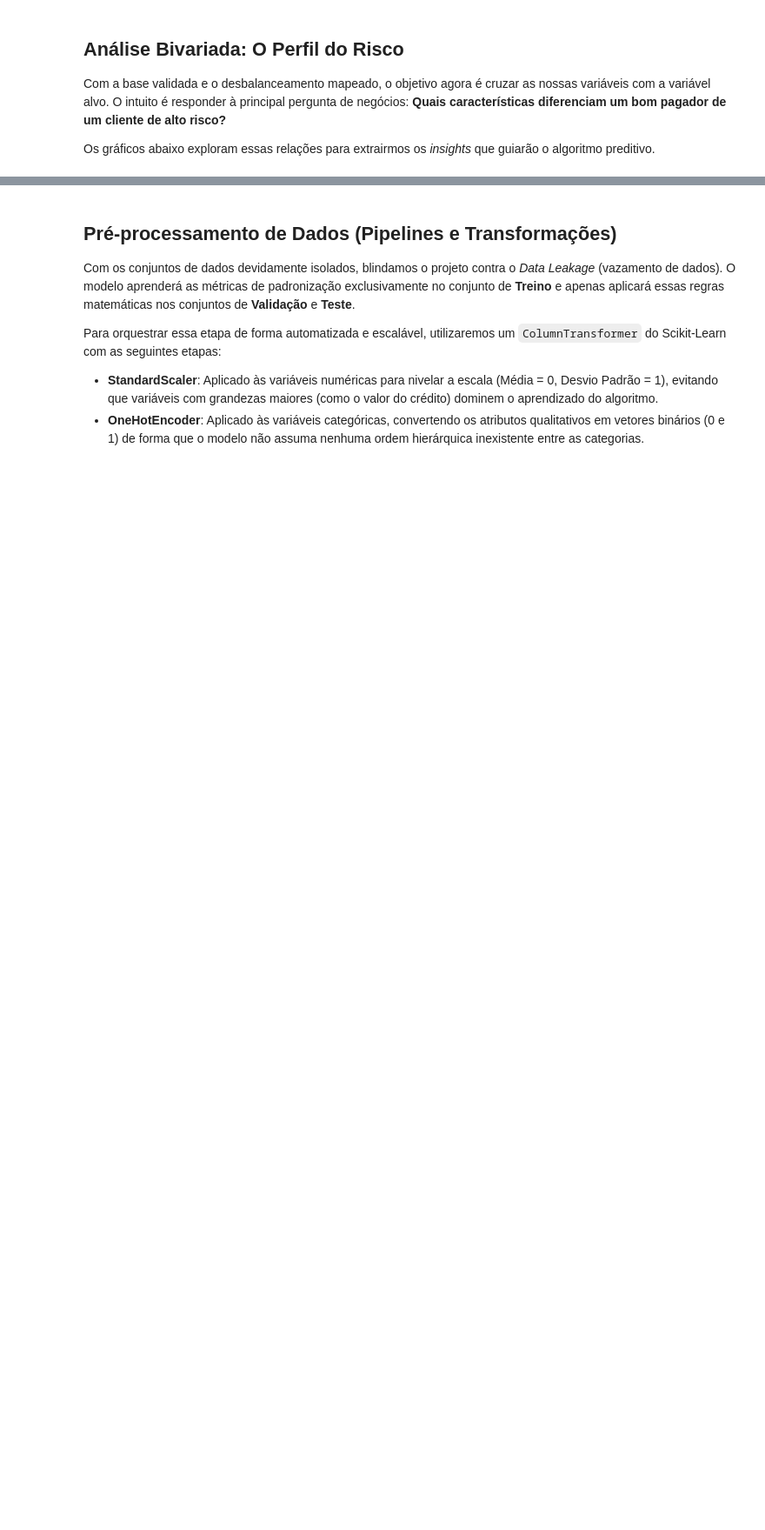
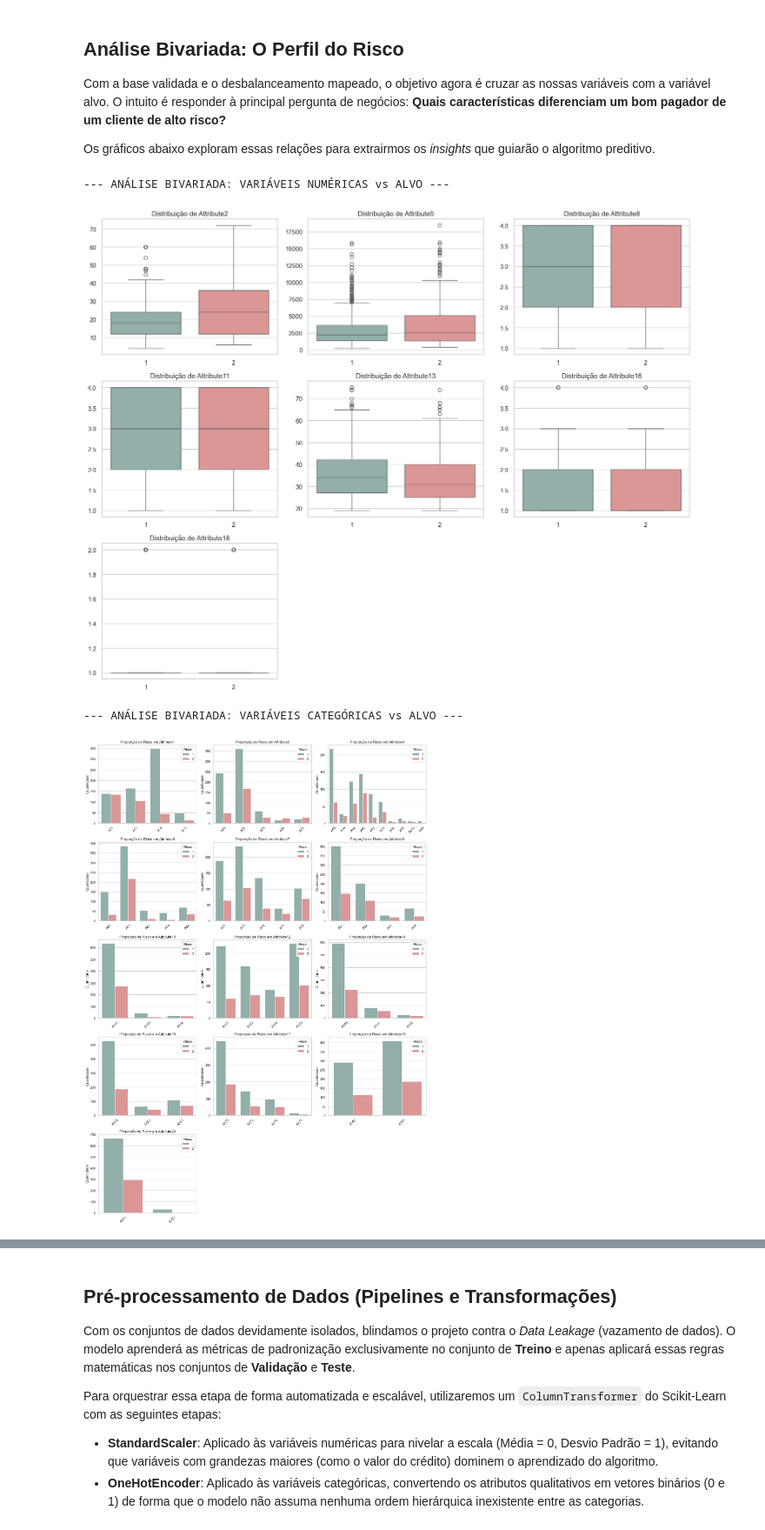
Before and after one commit to Fillipython/german-credit-ml, a Jupyter notebook: exploracao_credito.ipynb, the cells around one changed output, grey strips where cells are left out. Shown at 87% size. Cells and saved outputs as stored; diff of their text form; code cells hidden in the pictures; blank space fills up the shorter version.

```diff
--- a/exploracao_credito.ipynb
+++ b/exploracao_credito.ipynb
@@ -111,40 +106,45 @@ Os gráficos abaixo exploram essas relações para extrairmos os *insights* que
 # %%
 cores_alvo = ['#8DB4AD', '#E68A8A']
 
-print("--- ANALISE BIVARIADA: VARIAVEIS NUMERICAS vs ALVO ---")
+print("--- ANÁLISE BIVARIADA: VARIÁVEIS NUMÉRICAS vs ALVO ---")
 linhas_num = math.ceil(len(colunas_numericas) / 3)
 fig, axes = plt.subplots(linhas_num, 3, figsize=(15, 4 * linhas_num))
 axes = axes.flatten()
 
 for i, col in enumerate(colunas_numericas):
     sns.boxplot(x='class_label', y=col, data=df_eda, ax=axes[i], palette=cores_alvo, hue='class_label', legend=False)
-    axes[i].set_title(f'Distribuicao de {col}', fontsize=12)
+    axes[i].set_title(f'Distribuição de {col}', fontsize=12)
     axes[i].set_xlabel('')
     axes[i].set_ylabel('')
 
 for j in range(i + 1, len(axes)):
     fig.delaxes(axes[j])
 
 plt.tight_layout()
 plt.show()
 
-print("\n--- ANALISE BIVARIADA: VARIAVEIS CATEGORICAS vs ALVO ---")
+print("\n--- ANÁLISE BIVARIADA: VARIÁVEIS CATEGÓRICAS vs ALVO ---")
 colunas_categoricas = [col for col in df_eda.columns if col not in colunas_numericas and col not in ['class', 'class_label']]
 
 linhas_cat = math.ceil(len(colunas_categoricas) / 3)
 fig, axes = plt.subplots(linhas_cat, 3, figsize=(16, 4.5 * linhas_cat))
 axes = axes.flatten()
 
 for i, col in enumerate(colunas_categoricas):
     sns.countplot(x=col, hue='class_label', data=df_eda, ax=axes[i], palette=cores_alvo)
-    axes[i].set_title(f'Contagem por classe em {col}', fontsize=12)
+    axes[i].set_title(f'Proporção de Risco em {col}', fontsize=12)
     axes[i].set_xlabel('')
     axes[i].set_ylabel('Quantidade')
     axes[i].tick_params(axis='x', rotation=45)
     axes[i].legend(title='Risco', loc='upper right')
 
 for j in range(i + 1, len(axes)):
     fig.delaxes(axes[j])
 
 plt.tight_layout()
 plt.show()
+# %% [output]
+--- ANÁLISE BIVARIADA: VARIÁVEIS NUMÉRICAS vs ALVO ---
+[figure, added]
+--- ANÁLISE BIVARIADA: VARIÁVEIS CATEGÓRICAS vs ALVO ---
+[figure, added]
```
Also changed, not shown: parts of 15 cells of this notebook.
